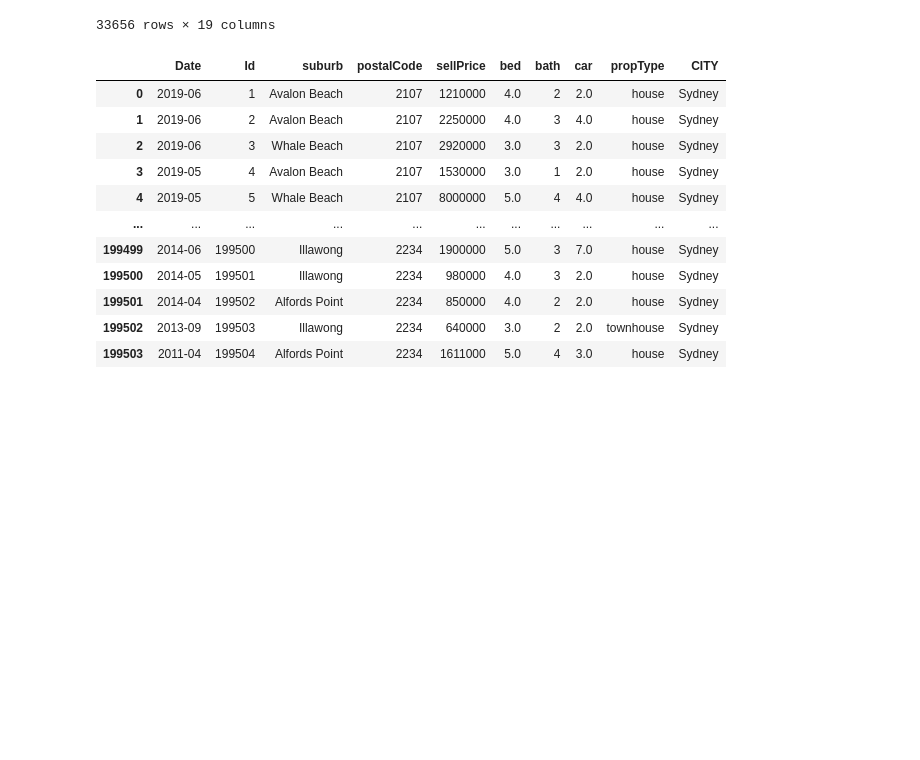
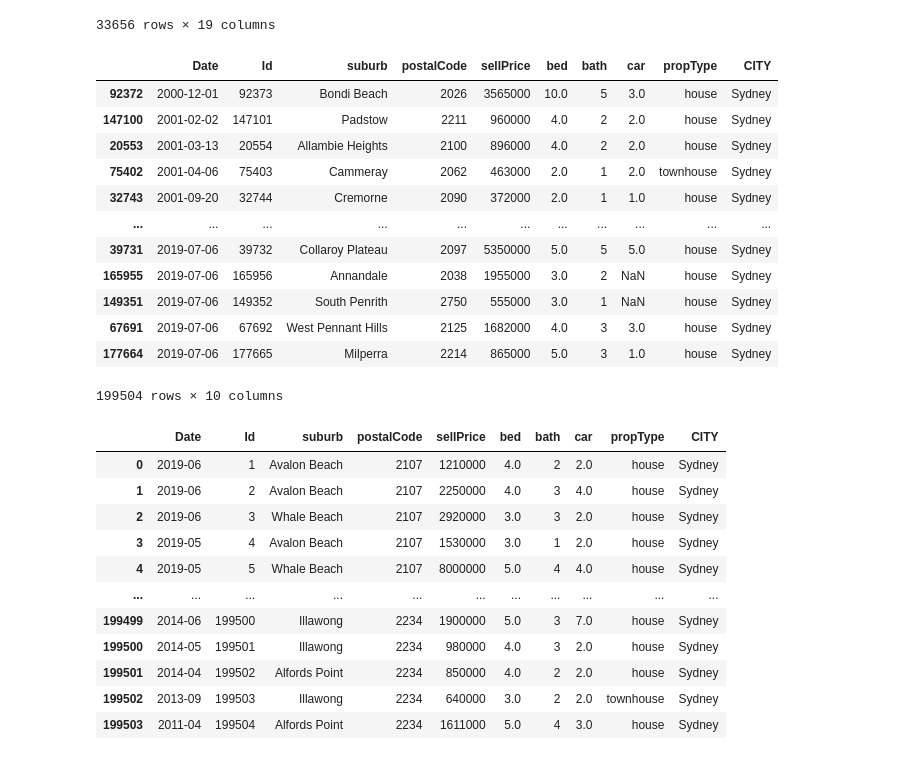
Before and after one commit to Dion-Daniels/Project1, a Jupyter notebook: Data/House_Commodities_Data_Cleanup.ipynb, the cells around one changed output. Cells and saved outputs as stored; diff of their text form; code cells hidden in the pictures; blank space fills up the shorter version.

```diff
--- a/Data/House_Commodities_Data_Cleanup.ipynb
+++ b/Data/House_Commodities_Data_Cleanup.ipynb
@@ -100,8 +86,22 @@ Sydney_data = pd.read_csv(Sydney_to_load)
 # %%
 #Add City indicator for when merged with Perth data
 Sydney_data["CITY"] = "Sydney"
 #sanity check to see earliest date
-#Sydney_data.sort_values(by=['Date'])
+Sydney_data.sort_values(by=['Date'])
+# %% [output]
+|  | Date | Id | suburb | postalCode | sellPrice | bed | bath | car | propType | CITY |
+| 92372 | 2000-12-01 | 92373 | Bondi Beach | 2026 | 3565000 | 10.0 | 5 | 3.0 | house | Sydney |
+| 147100 | 2001-02-02 | 147101 | Padstow | 2211 | 960000 | 4.0 | 2 | 2.0 | house | Sydney |
+| 20553 | 2001-03-13 | 20554 | Allambie Heights | 2100 | 896000 | 4.0 | 2 | 2.0 | house | Sydney |
+| 75402 | 2001-04-06 | 75403 | Cammeray | 2062 | 463000 | 2.0 | 1 | 2.0 | townhouse | Sydney |
+| 32743 | 2001-09-20 | 32744 | Cremorne | 2090 | 372000 | 2.0 | 1 | 1.0 | house | Sydney |
+| ... | ... | ... | ... | ... | ... | ... | ... | ... | ... | ... |
+| 39731 | 2019-07-06 | 39732 | Collaroy Plateau | 2097 | 5350000 | 5.0 | 5 | 5.0 | house | Sydney |
+| 165955 | 2019-07-06 | 165956 | Annandale | 2038 | 1955000 | 3.0 | 2 | NaN | house | Sydney |
+| 149351 | 2019-07-06 | 149352 | South Penrith | 2750 | 555000 | 3.0 | 1 | NaN | house | Sydney |
+| 67691 | 2019-07-06 | 67692 | West Pennant Hills | 2125 | 1682000 | 4.0 | 3 | 3.0 | house | Sydney |
+| 177664 | 2019-07-06 | 177665 | Milperra | 2214 | 865000 | 5.0 | 3 | 1.0 | house | Sydney |
+199504 rows × 10 columns
 # %%
 #Change the Date from string to datetime then convert to desired format
 Sydney_data['Date'] = pd.to_datetime(Sydney_data['Date'], errors='coerce').dt.to_period('M')
```
Also changed, not shown: parts of 18 cells of this notebook, 6 other files.
